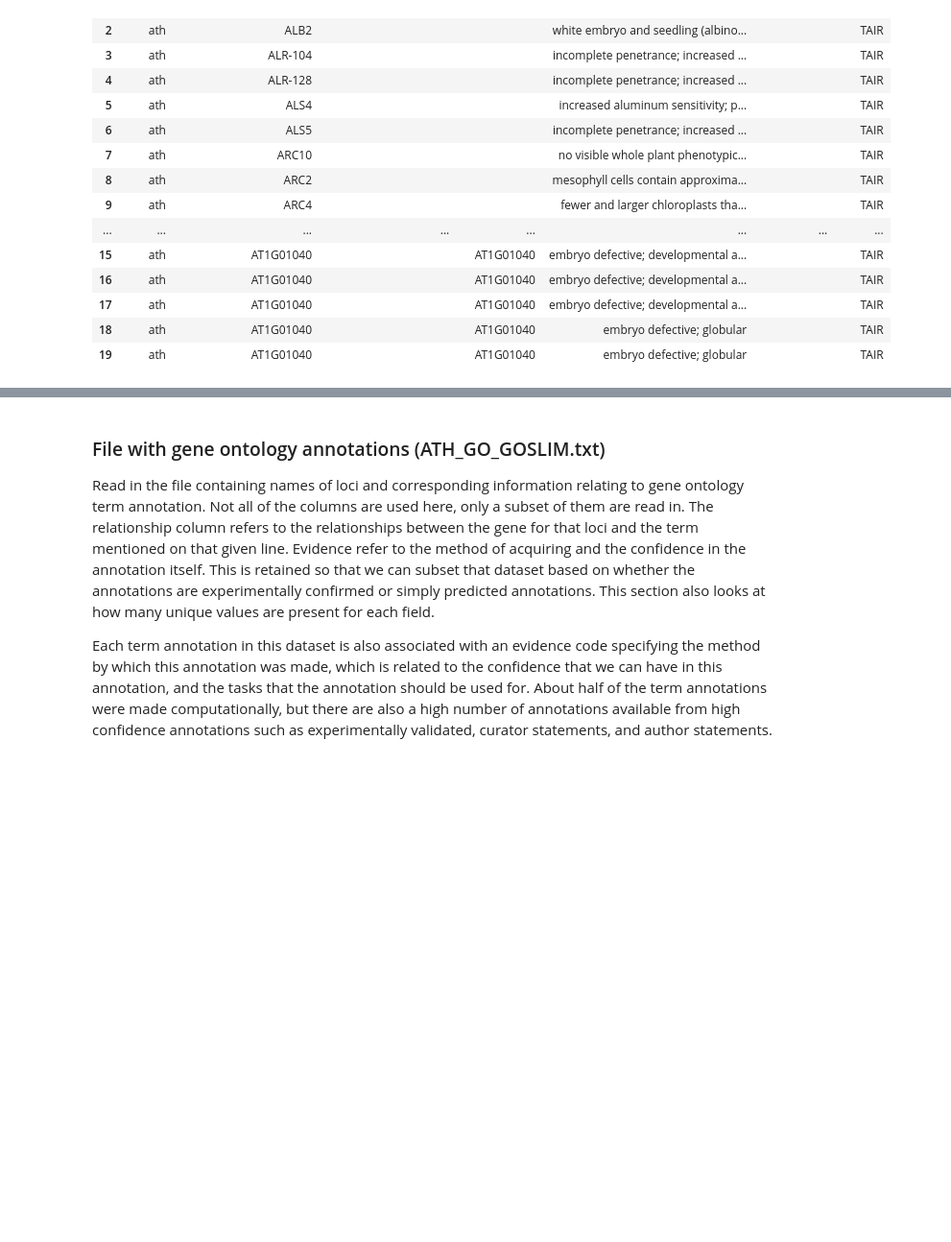
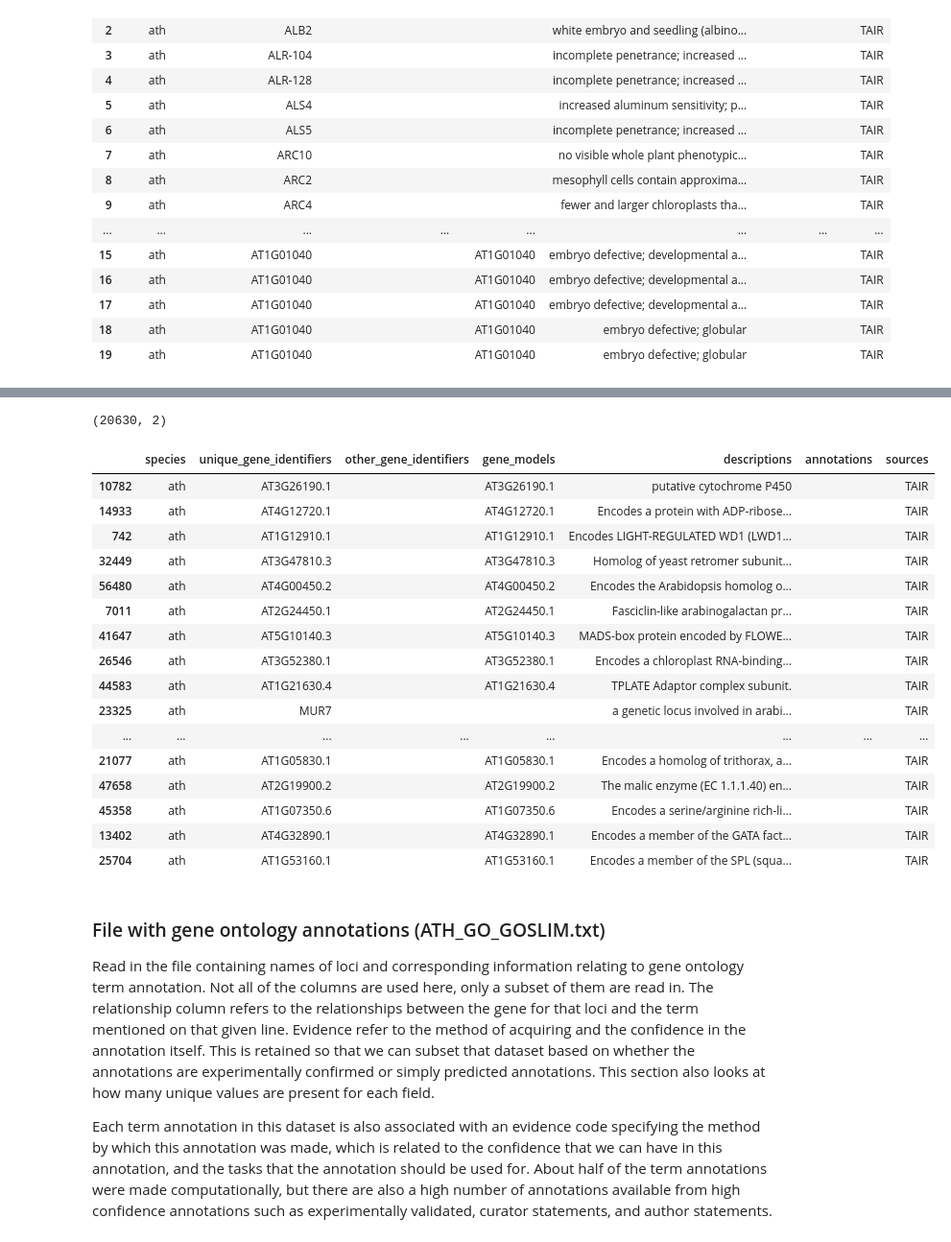
Before and after one commit to irbraun/plant-data, a Jupyter notebook: preprocessing/reshaping_tair_data.ipynb, the cells around one changed output, grey strips where cells are left out. Shown at 96% size. Drawn from its saved outputs; the diff is of its cells as text; code cells hidden in the pictures; blank space fills up the shorter version.

```diff
--- a/preprocessing/reshaping_tair_data.ipynb
+++ b/preprocessing/reshaping_tair_data.ipynb
@@ -158,0 +158,9 @@ df.head(20)
+# %%
+filename = "../databases/tair/Araport11_functional_descriptions_20190930.txt"
+usecols = ["name", "Curator_summary"]
+usenames = ["unique_gene_identifiers", "descriptions"]
+renamed = {k:v for k,v in zip(usecols,usenames)}
+df = pd.read_table(filename, usecols=usecols)
+df.rename(columns=renamed, inplace=True)
+df.dropna(axis="rows",inplace=True)
+df.sample(20)
@@ -159,3 +185,38 @@ df.head(20)
+# %%
+df.shape
+# %% [output]
+(20630, 2)
+# %%
+# Restructuring the dataset to include all expected column names.
+df["species"] = "ath"
+df["other_gene_identifiers"] = ""
+df["gene_models"] = df["unique_gene_identifiers"].map(lambda x: "|".join([s for s in x.split("|") if is_gene_model(s)]))
+df["annotations"] = ""
+df["sources"] = "TAIR"
+df = df[reshaped_columns]
+
+# Outputting the dataset of phenotype descriptions to csv file.
+path = os.path.join(OUTPUT_DIR,"tair_general_descriptions.csv")
+df.to_csv(path, index=False)
+df.sample(20)
+# %% [output]
+|  | species | unique_gene_identifiers | other_gene_identifiers | gene_models | descriptions | annotations | sources |
+| 10782 | ath | AT3G26190.1 |  | AT3G26190.1 | putative cytochrome P450 |  | TAIR |
+| 14933 | ath | AT4G12720.1 |  | AT4G12720.1 | Encodes a protein with ADP-ribose... |  | TAIR |
+| 742 | ath | AT1G12910.1 |  | AT1G12910.1 | Encodes LIGHT-REGULATED WD1 (LWD1... |  | TAIR |
+| 32449 | ath | AT3G47810.3 |  | AT3G47810.3 | Homolog of yeast retromer subunit... |  | TAIR |
+| 56480 | ath | AT4G00450.2 |  | AT4G00450.2 | Encodes the Arabidopsis homolog o... |  | TAIR |
+| 7011 | ath | AT2G24450.1 |  | AT2G24450.1 | Fasciclin-like arabinogalactan pr... |  | TAIR |
+| 41647 | ath | AT5G10140.3 |  | AT5G10140.3 | MADS-box protein encoded by FLOWE... |  | TAIR |
+| 26546 | ath | AT3G52380.1 |  | AT3G52380.1 | Encodes a chloroplast RNA-binding... |  | TAIR |
+| 44583 | ath | AT1G21630.4 |  | AT1G21630.4 | TPLATE Adaptor complex subunit. |  | TAIR |
+| 23325 | ath | MUR7 |  |  | a genetic locus involved in arabi... |  | TAIR |
+| ... | ... | ... | ... | ... | ... | ... | ... |
+| 21077 | ath | AT1G05830.1 |  | AT1G05830.1 | Encodes a homolog of trithorax, a... |  | TAIR |
+| 47658 | ath | AT2G19900.2 |  | AT2G19900.2 | The malic enzyme (EC 1.1.1.40) en... |  | TAIR |
+| 45358 | ath | AT1G07350.6 |  | AT1G07350.6 | Encodes a serine/arginine rich-li... |  | TAIR |
+| 13402 | ath | AT4G32890.1 |  | AT4G32890.1 | Encodes a member of the GATA fact... |  | TAIR |
+| 25704 | ath | AT1G53160.1 |  | AT1G53160.1 | Encodes a member of the SPL (squa... |  | TAIR |
 # %% [markdown]
 ### File with gene ontology annotations (ATH_GO_GOSLIM.txt)
 Read in the file containing names of loci and corresponding information relating to gene ontology term annotation. Not all of the columns are used here, only a subset of them are read in. The relationship column refers to the relationships between the gene for that loci and the term mentioned on that given line. Evidence refer to the method of acquiring and the confidence in the annotation itself. This is retained so that we can subset that dataset based on whether the annotations are experimentally confirmed or simply predicted annotations. This section also looks at how many unique values are present for each field.
```
Also changed, not shown: parts of 5 cells of this notebook.
